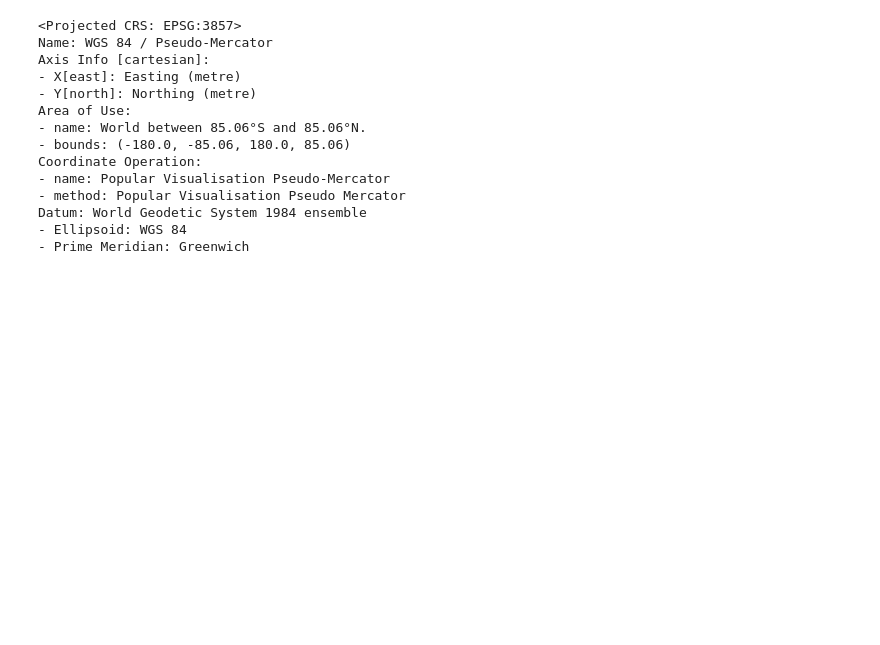
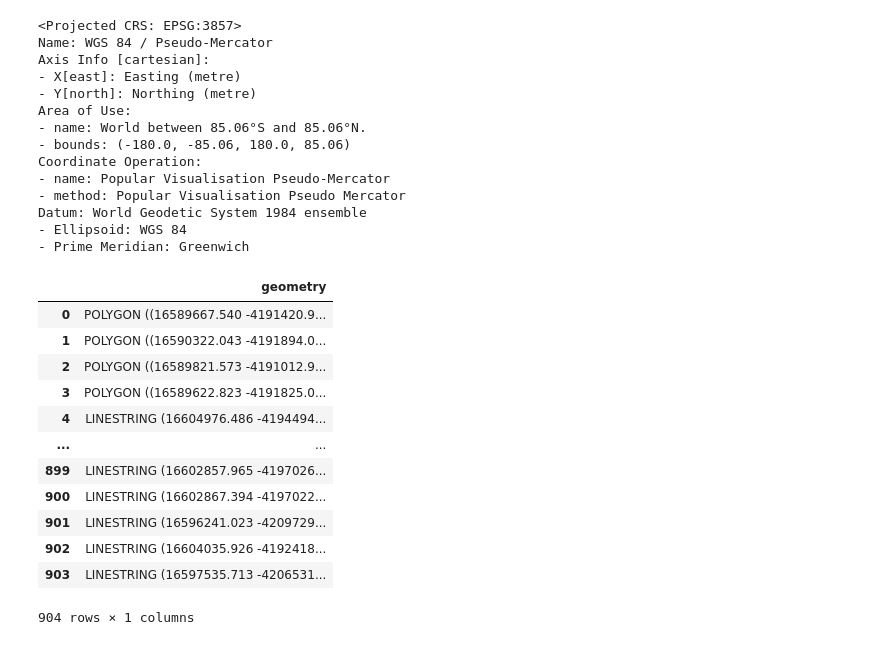
Before and after one commit to tylershienlim/python-CompassIoT-Capstone, a Jupyter notebook: DD-Roundabout-13657919.ipynb, the cells around one changed output. Cells and saved outputs as stored; diff of their text form; code cells hidden in the pictures; blank space fills up the shorter version.

```diff
--- a/DD-Roundabout-13657919.ipynb
+++ b/DD-Roundabout-13657919.ipynb
@@ -87,3 +88,20 @@ Coordinate Operation:
 Datum: World Geodetic System 1984 ensemble
 - Ellipsoid: WGS 84
 - Prime Meridian: Greenwich
+# %%
+roundabouts_data = roundabouts_data[['geometry']]
+roundabouts_data
+# %% [output]
+|  | geometry |
+| 0 | POLYGON ((16589667.540 -4191420.9... |
+| 1 | POLYGON ((16590322.043 -4191894.0... |
+| 2 | POLYGON ((16589821.573 -4191012.9... |
+| 3 | POLYGON ((16589622.823 -4191825.0... |
+| 4 | LINESTRING (16604976.486 -4194494... |
+| ... | ... |
+| 899 | LINESTRING (16602857.965 -4197026... |
+| 900 | LINESTRING (16602867.394 -4197022... |
+| 901 | LINESTRING (16596241.023 -4209729... |
+| 902 | LINESTRING (16604035.926 -4192418... |
+| 903 | LINESTRING (16597535.713 -4206531... |
+904 rows × 1 columns
```
Also changed, not shown: parts of 9 cells of this notebook.
